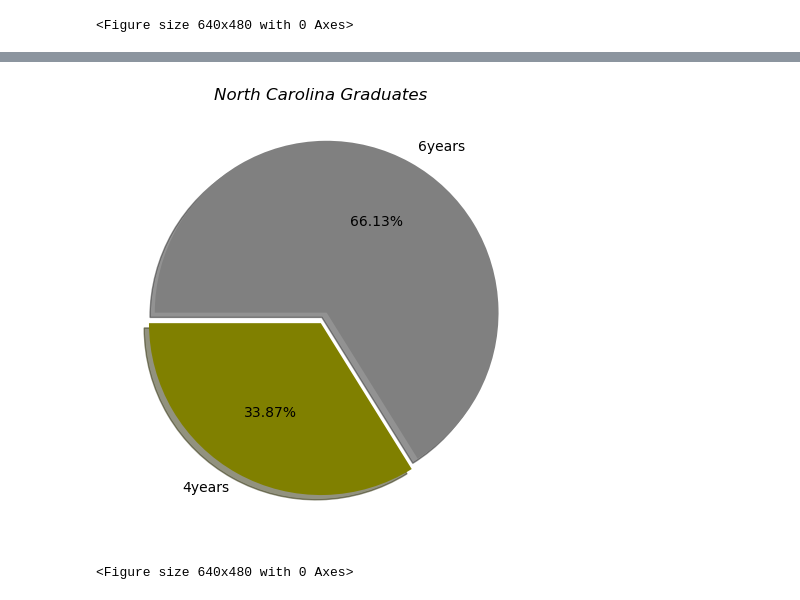
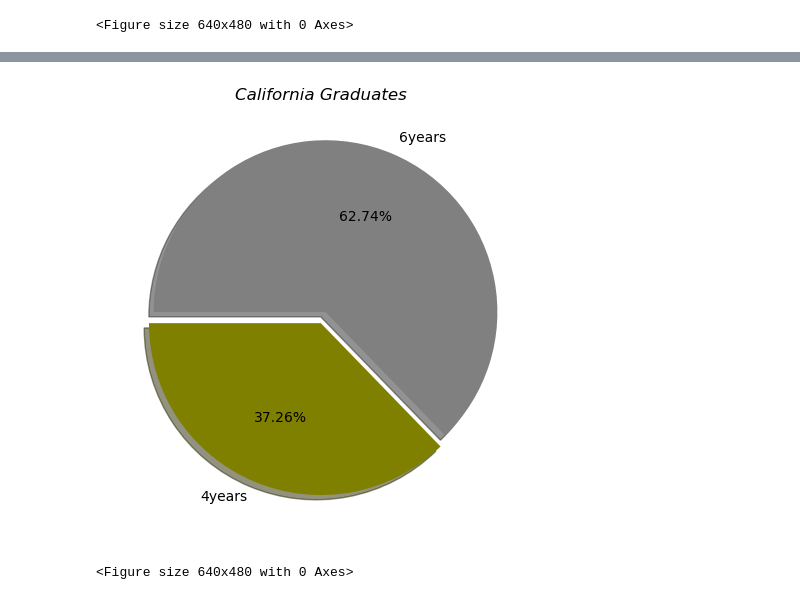
Before and after one commit to will5722/Trends-in-Education, a Jupyter notebook: DataAnalysis.ipynb, the cells around one changed output, grey strips where cells are left out. Drawn from its saved outputs; the diff is of its cells as text; code cells hidden in the pictures.

```diff
--- a/DataAnalysis.ipynb
+++ b/DataAnalysis.ipynb
@@ -302,25 +319,25 @@ p-value is: 3.807829927024991e-28 therefore we can confirm that the SAT has a di
 # %%
-dict={"totals": [2446.0 , 4776.0], "labels":["grad_100", "grad_150"]}
+dict={"totals": [42673.0 , 71849.0], "labels":["grad_100", "grad_150"]}
 
-NC = pd.DataFrame(dict)
+California = pd.DataFrame(dict)
 # %%
 labels = [ "4years", "6years"]
 
-y = NC["totals"]
+y = California["totals"]
 
 colors = ["Olive","Grey"]
 
 explode = (0,0.07)
 
 plt.pie(y, explode=explode, colors = colors, labels=labels,
 autopct='%1.2f%%', shadow=True, startangle=180)
 
-plt.title(label="North Carolina Graduates",loc="center",fontstyle='italic')
+plt.title(label="California Graduates",loc="center",fontstyle='italic')
 
 plt.tight_layout()
 
 plt.show()
-plt.savefig("Images/North Carolina Graduates Pie.png")
+plt.savefig("Images/California Graduates Pie.png")
 # %% [output]
-[figure, old version]
+[figure, new version]
 <Figure size 640x480 with 0 Axes>
```
Also changed, not shown: parts of 4 cells of this notebook, 1 other file.
